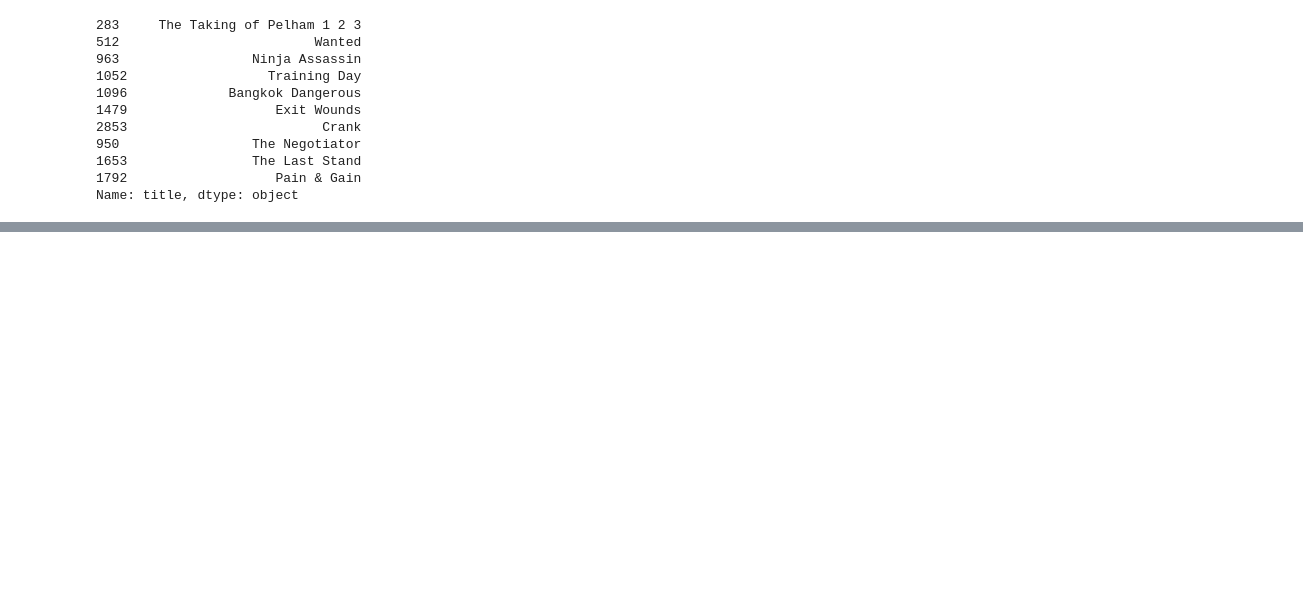
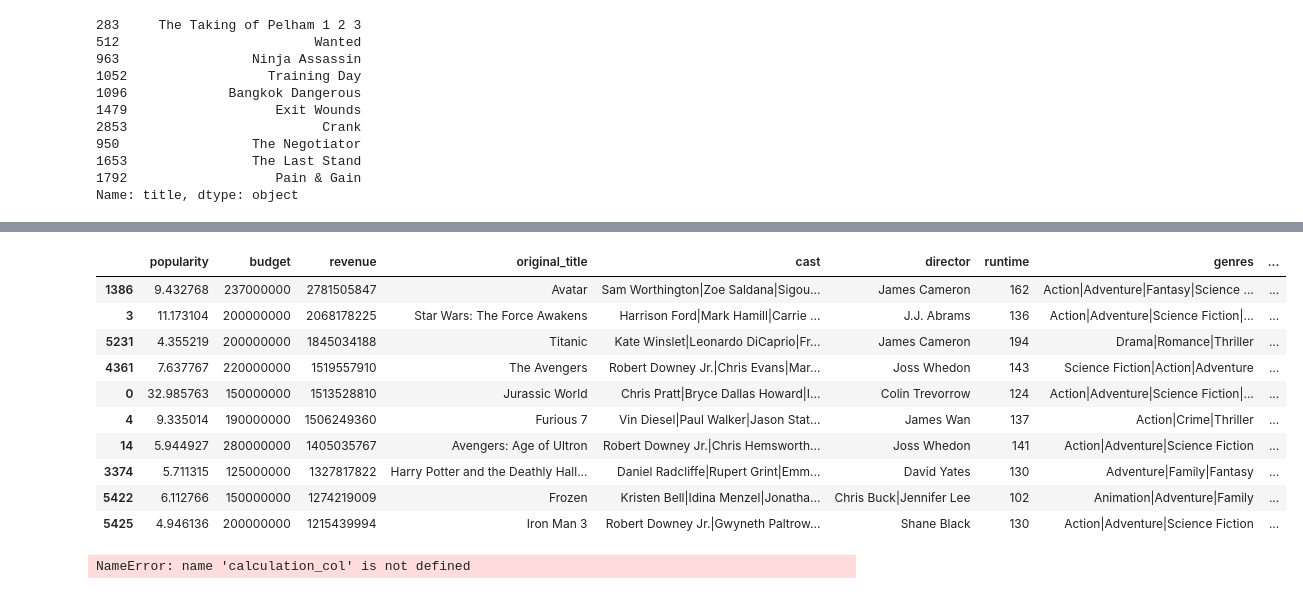
Before and after one commit to devoracer/Movie_database_capstone1.1, a Jupyter notebook: movie_recommender_new.ipynb, the cells around one changed output, grey strips where cells are left out. Drawn from its saved outputs; the diff is of its cells as text; code cells hidden in the pictures; blank space fills up the shorter version.

Commit message:
dummy variables added

```diff
--- a/movie_recommender_new.ipynb
+++ b/movie_recommender_new.ipynb
@@ -306,0 +490,4 @@ Name: title, dtype: object
+# %%
+to_drop =  ['id', 'imdb_id','homepage','tagline','keywords','overview']
+df3.drop(to_drop, inplace = True, axis = 1)
+df3.isnull().sum()
@@ -306,0 +511,5 @@ Name: title, dtype: object
+# %%
+# === 2.Change the data type ===
+df3.release_date = pd.to_datetime(df3.release_date)
+# === 3. Deal with the null values  ===
+df3.isnull().sum()
@@ -306,0 +533,7 @@ Name: title, dtype: object
+# %%
+df3.fillna("unknow", inplace = True)
+# %%
+# find the rows with 0 buget or 0 revenue or 0 runtime
+zero = (df3.budget == 0) | (df3.revenue == 0)|(df3.runtime == 0)
+zero_rows = df3.loc[zero]
+df3 = df3.loc[~zero]
@@ -306,0 +553,62 @@ Name: title, dtype: object
+# %%
+df_com = df3.copy()
+df_com_total_profit = df_com.sort_values('revenue', ascending=False)
+# The top 10 production companies ranked by total profit
+df_com_total_profit[:10]
+# %% [output]
+|  | popularity | budget | revenue | original_title | cast | director | runtime | genres | ... |
+| 1386 | 9.432768 | 237000000 | 2781505847 | Avatar | Sam Worthington|Zoe Saldana|Sigou... | James Cameron | 162 | Action|Adventure|Fantasy|Science ... | ... |
+| 3 | 11.173104 | 200000000 | 2068178225 | Star Wars: The Force Awakens | Harrison Ford|Mark Hamill|Carrie ... | J.J. Abrams | 136 | Action|Adventure|Science Fiction|... | ... |
+| 5231 | 4.355219 | 200000000 | 1845034188 | Titanic | Kate Winslet|Leonardo DiCaprio|Fr... | James Cameron | 194 | Drama|Romance|Thriller | ... |
+| 4361 | 7.637767 | 220000000 | 1519557910 | The Avengers | Robert Downey Jr.|Chris Evans|Mar... | Joss Whedon | 143 | Science Fiction|Action|Adventure | ... |
+| 0 | 32.985763 | 150000000 | 1513528810 | Jurassic World | Chris Pratt|Bryce Dallas Howard|I... | Colin Trevorrow | 124 | Action|Adventure|Science Fiction|... | ... |
+| 4 | 9.335014 | 190000000 | 1506249360 | Furious 7 | Vin Diesel|Paul Walker|Jason Stat... | James Wan | 137 | Action|Crime|Thriller | ... |
+| 14 | 5.944927 | 280000000 | 1405035767 | Avengers: Age of Ultron | Robert Downey Jr.|Chris Hemsworth... | Joss Whedon | 141 | Action|Adventure|Science Fiction | ... |
+| 3374 | 5.711315 | 125000000 | 1327817822 | Harry Potter and the Deathly Hall... | Daniel Radcliffe|Rupert Grint|Emm... | David Yates | 130 | Adventure|Family|Fantasy | ... |
+| 5422 | 6.112766 | 150000000 | 1274219009 | Frozen | Kristen Bell|Idina Menzel|Jonatha... | Chris Buck|Jennifer Lee | 102 | Animation|Adventure|Family | ... |
+| 5425 | 4.946136 | 200000000 | 1215439994 | Iron Man 3 | Robert Downey Jr.|Gwyneth Paltrow... | Shane Black | 130 | Action|Adventure|Science Fiction | ... |
+# %%
+def indicator_by_feature(df3, production_companies, calculation_col, cal_method):
+
+ """
+ create dummy columns base on the feature column, calculate the indicator,
+ create a dataframe to store the results.
+
+ input:
+ basic_dataframe — the basic dataframe which is a copy of df
+ feature_col — “geners”, “production_companies”, or “cast”
+ calculation_col — “profit” or “profit_adj”
+ cal_method — “avg” or “sum”
+
+ output:
+ a dataframe contains the categories in the feature col and the average indicator
+
+ """
+
+ # Use pandas.Series.str.get_dummies to return a binary indicator matrix of genre,
+ # Then append to your original dataframe using pd.concat.
+dummies_columns = df3['production_companies'].str.get_dummies(sep='|')
+df_final = pd.concat([df3, dummies_columns], axis=1)
+
+ # create a feature list to store all the types in the feature.
+feature_list = df_final.columns[17:].tolist()
+# create a blank list to store the average indicator
+indicator_list = []
+for feature in feature_list:
+    cnt = df_final[feature].sum()
+    total = df_final[df_final[feature] == 1][calculation_col].sum()
+    if cal_method == "avg":
+        indicator = total/cnt
+    else:
+        indicator = total
+        indicator_list.append(indicator)
+# Create a dataframe to store the production company name and its average vote
+df_feature_indicator = pd.DataFrame(list(zip(feature_list, indicator_list)),
+columns =[feature_col, cal_method + '_' + calculation_col])
+
+ # sort the dataframe by the calculation field
+df_feature_indicator.sort_values(by = cal_method + '_' + calculation_col, \
+ascending = False, inplace = True)
+return df_feature_indicator
+# %% [output]
+NameError: name 'calculation_col' is not defined
```
Also changed, not shown: parts of 33 cells of this notebook.
